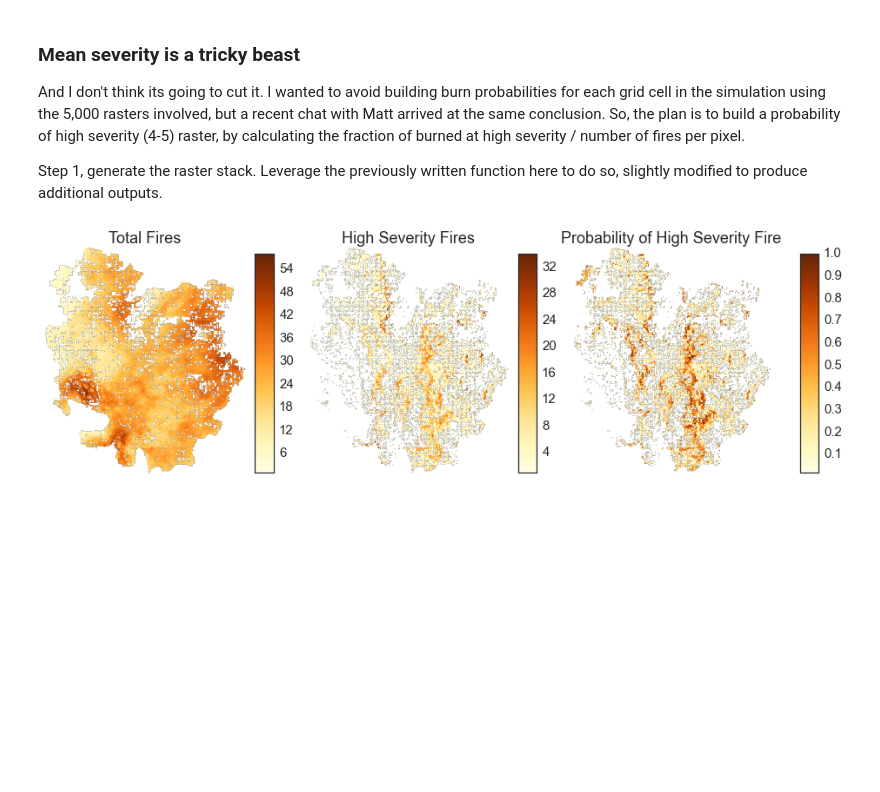
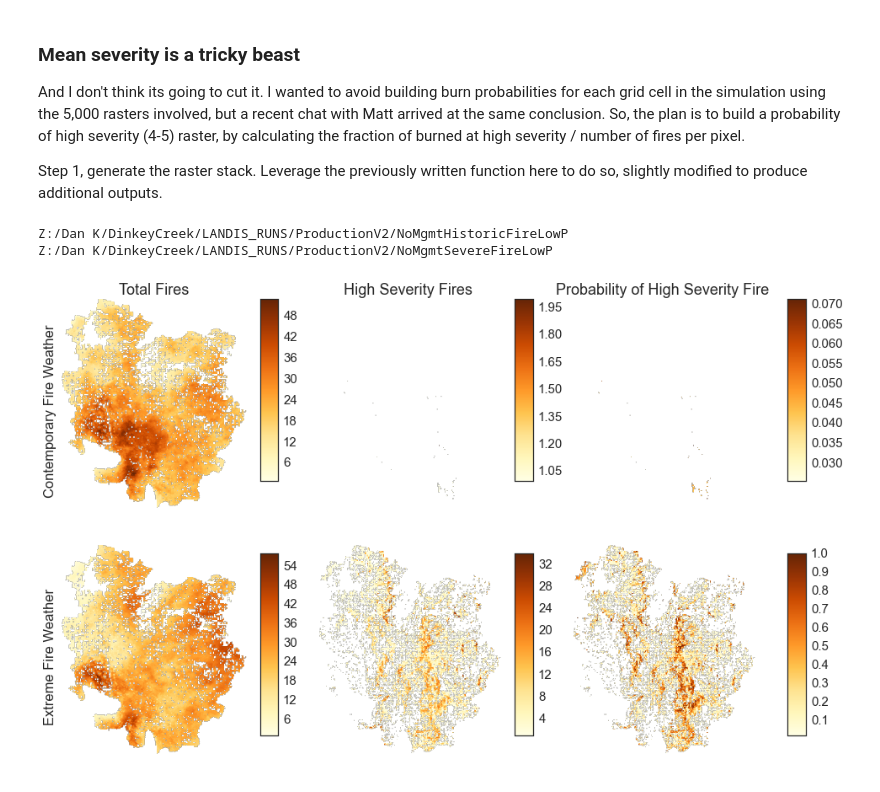
Before and after one commit to djkrofch/DinkeyCreek, a Jupyter notebook: Dinkey_TreatmentPlacement.ipynb, the cells around one changed output. Cells and saved outputs as stored; diff of their text form; code cells hidden in the pictures; blank space fills up the shorter version.

```diff
--- a/Dinkey_TreatmentPlacement.ipynb
+++ b/Dinkey_TreatmentPlacement.ipynb
@@ -20,6 +20,7 @@ import os
 
 # ------- Working directory
 dataDir = 'Z:/Dan K/DinkeyCreek/LANDIS_RUNS/ProductionV2/'
+simNames = ['NoMgmtHistoricFireLowP', 'NoMgmtSevereFireLowP']
 # %% [markdown]
 #### Import some functions we developed earlier
 Specifically, we're looking to work with the severity raster data from the previous simulations. We first pull them into a numpy list of gdal arrays (severityStack), then we build a zstack with numpy's dstack so that we can calculate the mean and variance of each pixel across replicates (severityGen).
@@ -164,11 +189,14 @@ sns.set_context('notebook',font_scale=1.5)
 Deos this even make sense to do? My first thought was just discretize the raster, and go from there... maybe a better way to approach it is to look at the distribution of fire severities across the watershed in our continuous raster, and pick from the distribution to create classes. Lets start with a histogram of severities.
 # %%
 # Create a pandas dataframe out of the numpy array
-sevdf = pd.DataFrame(dict(SEV = sevMapsLowP[0][simName].ravel()))
+sevdf = pd.DataFrame(dict(SEV = sevMapsLowP[0][simNames[0]].ravel()))
+sevdfS = pd.DataFrame(dict(SEV = sevMapsLowP[1][simNames[1]].ravel()))
 
-f, ax = plt.subplots(1,1, figsize =(7,5))
-sns.distplot(sevdf.SEV.dropna(), color = 'k')
-ax.set_xlabel('LANDIS DFFS Severity')
-ax.set_ylabel('Density')
+f, (ax1) = plt.subplots(1,1, figsize =(7,5))
+sns.distplot(sevdf.SEV.dropna(), hist = False, color = 'k', ax = ax1, label='Historic Fire Weather')
+sns.distplot(sevdfS.SEV.dropna(), hist = False, color = 'r', ax = ax1, label = 'Severe Fire Weather')
+
+ax1.set_xlabel('LANDIS DFFS Severity')
+ax1.set_ylabel('Density')
 sns.despine(left=True)
 # %% [output]
@@ -334,35 +370,78 @@ meansev, varsev, totalFires, totalHSFires, pHS_Fire = severityPGen(sevrasters)
+# %%
+sevMapsLowP = []
+sevVarMapsLowP = []
+totalFireMaps = []
+totalHSFireMaps = []
+pHS_FireMaps = []
+
+for sim in simNames:
+    print dataDir + sim
+    sevrasters = severityStack(dataDir + sim, 100)
+    meansev, varsev, totalFires, totalHSFires, pHS_Fire = severityPGen(sevrasters)
+    sevmap = {sim : meansev}
+    varmap = {sim : varsev}
+    tfires = {sim : totalFires}
+    thsfires = {sim : totalHSFires}
+    hsfirep = {sim : pHS_Fire}
+
+    sevMapsLowP.append(sevmap)
+    sevVarMapsLowP.append(varmap)
+    totalFireMaps.append(tfires)
+    totalHSFireMaps.append(thsfires)
+    pHS_FireMaps.append(hsfirep)
+# %% [output]
+Z:/Dan K/DinkeyCreek/LANDIS_RUNS/ProductionV2/NoMgmtHistoricFireLowP
+Z:/Dan K/DinkeyCreek/LANDIS_RUNS/ProductionV2/NoMgmtSevereFireLowP
 # %%
-f, (ax1, ax2, ax3) = plt.subplots(1,3, figsize =(15,5))
+f, ((ax1, ax2, ax3), (ax4, ax5, ax6)) = plt.subplots(2,3, figsize =(15,10))
 plt.subplots_adjust(wspace = 0.3, hspace = 0.1)
-firesTotal = ax1.imshow(totalFires, cmap = 'YlOrBr')
-HSfiresTotal = ax2.imshow(totalHSFires, cmap = 'YlOrBr')
-HSFire_Probability = ax3.imshow(pHS_Fire, cmap = 'YlOrBr')
+firesTotal = ax1.imshow(totalFireMaps[0][simNames[0]], cmap = 'YlOrBr')
+HSfiresTotal = ax2.imshow(totalHSFireMaps[0][simNames[0]], cmap = 'YlOrBr')
+HSFire_Probability = ax3.imshow(pHS_FireMaps[0][simNames[0]], cmap = 'YlOrBr')
+
+firesTotalS = ax4.imshow(totalFireMaps[1][simNames[1]], cmap = 'YlOrBr')
+HSfiresTotalS = ax5.imshow(totalHSFireMaps[1][simNames[1]], cmap = 'YlOrBr')
+HSFire_ProbabilityS = ax6.imshow(pHS_FireMaps[1][simNames[1]], cmap = 'YlOrBr')
+
+
 
 
 # Remove the axes
 sns.despine()
 for ax in f.axes:
     ax.spines['left'].set_visible(False)
     ax.spines['bottom'].set_visible(False)
     ax.get_xaxis().set_ticks([])
     ax.get_yaxis().set_ticks([])
 
 # Add the color bars
-cbar_ax1 = f.add_axes([0.35, 0.18, 0.02, 0.7])
+cbar_ax1 = f.add_axes([0.35, 0.60, 0.02, 0.3])
 f.colorbar(firesTotal, cax=cbar_ax1)
 
-cbar_ax2 = f.add_axes([0.63, 0.18, 0.02, 0.7])
+cbar_ax2 = f.add_axes([0.63, 0.60, 0.02, 0.3])
 f.colorbar(HSfiresTotal, cax=cbar_ax2)
 
-cbar_ax3 = f.add_axes([0.93, 0.18, 0.02, 0.7])
+cbar_ax3 = f.add_axes([0.93, 0.60, 0.02, 0.3])
 f.colorbar(HSFire_Probability, cax=cbar_ax3)
+
+cbar_ax4 = f.add_axes([0.35, 0.18, 0.02, 0.3])
+f.colorbar(firesTotalS, cax=cbar_ax4)
+
+cbar_ax5 = f.add_axes([0.63, 0.18, 0.02, 0.3])
+f.colorbar(HSfiresTotalS, cax=cbar_ax5)
+
+cbar_ax6 = f.add_axes([0.93, 0.18, 0.02, 0.3])
+f.colorbar(HSFire_ProbabilityS, cax=cbar_ax6)
+
 
 ax1.set_title('Total Fires')
 ax2.set_title('High Severity Fires')
 ax3.set_title('Probability of High Severity Fire')
+ax1.set_ylabel('Contemporary Fire Weather')
+ax4.set_ylabel('Extreme Fire Weather')
 
 sns.set_style('white')
 sns.set_context('notebook',font_scale=1.5)
 plt.savefig('FireCountsAndProbability.tif')
 # %% [output]
-[figure, old version]
+[figure, new version]
```
Also changed, not shown: parts of 11 cells of this notebook.
